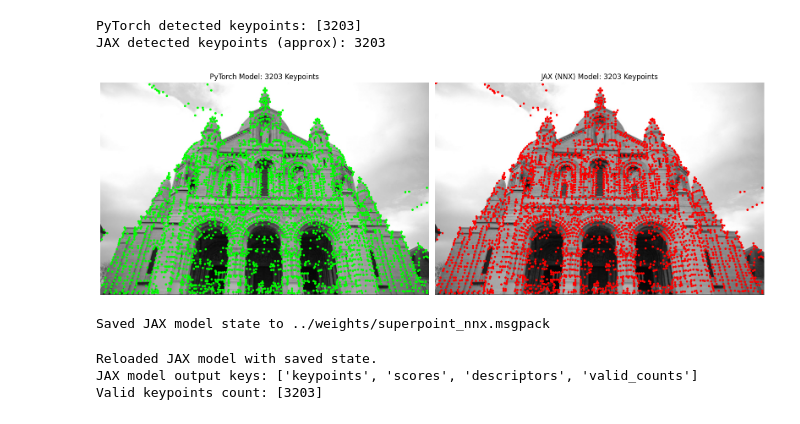
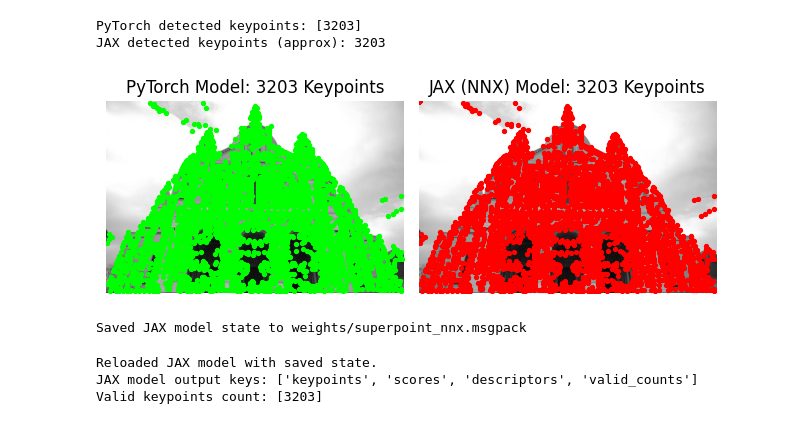
Before and after one commit to 1kaiser/superpoint-jax, a Jupyter notebook: demo/compare_jax_torch.ipynb, the cells around one changed output. Saved outputs shown, nothing was run; the diff lists cells and outputs as text; code cells hidden in the pictures.

```diff
--- a/demo/compare_jax_torch.ipynb
+++ b/demo/compare_jax_torch.ipynb
@@ -48,7 +65,7 @@ from superpoint_jax import SuperPointTorch
 # Instantiate the PyTorch model.
 torch_model = SuperPointTorch()
 # Load the pretrained weights (assumes a file named 'superpoint_torch_weights.pth' exists).
-torch_checkpoint = "../weights/superpoint_torch.pth"
+torch_checkpoint = "weights/superpoint_torch.pth"
 if not os.path.exists(torch_checkpoint):
     raise FileNotFoundError(f"PyTorch checkpoint {torch_checkpoint} not found.")
 torch_state = torch.load(torch_checkpoint, map_location="cpu")
@@ -98,37 +115,39 @@ JAX detected keypoints (approx): 3203
 # %%
 import matplotlib.pyplot as plt
 import numpy as np
 
 torch_kpts = torch_output["keypoints"][0].cpu().numpy()  # shape (N, 2)
 jax_kpts = np.array(jax_output["keypoints"][0])  # shape (N, 2)
 
-fig, axs = plt.subplots(1, 2, figsize=(16, 8))
+fig, axs = plt.subplots(1, 2,
+                        # figsize=(16, 8)
+                        )
 
 axs[0].imshow(image_padded, cmap="gray")
 if torch_kpts.size > 0:
     axs[0].scatter(torch_kpts[:, 0], torch_kpts[:, 1], s=8, c='lime', marker='o')
 axs[0].set_title(f"PyTorch Model: {torch_kpts.shape[0]} Keypoints")
 axs[0].axis("off")
 
 axs[1].imshow(image_padded, cmap="gray")
 if jax_kpts.size > 0:
     axs[1].scatter(jax_kpts[:, 1], jax_kpts[:, 0], s=8, c='red', marker='o')
 axs[1].set_title(f"JAX (NNX) Model: { int(jax_output['valid_counts'][0]) } Keypoints")
 axs[1].axis("off")
 
 plt.tight_layout()
 plt.show()
 # %% [output]
-[figure, old version]
+[figure, new version]
 # %%
 jax_state = nnx.state(jax_model).to_pure_dict()
 
-jax_save_path = "../weights/superpoint_nnx.msgpack"
+jax_save_path = "weights/superpoint_nnx.msgpack"
 with open(jax_save_path, "wb") as f:
     f.write(to_bytes(jax_state))
 print(f"Saved JAX model state to {jax_save_path}")
 # %% [output]
-Saved JAX model state to ../weights/superpoint_nnx.msgpack
+Saved JAX model state to weights/superpoint_nnx.msgpack
 # %%
 with open(jax_save_path, "rb") as f:
     loaded_state = from_bytes(jax_state, f.read())
```
Also changed, not shown: parts of 13 cells of this notebook.
